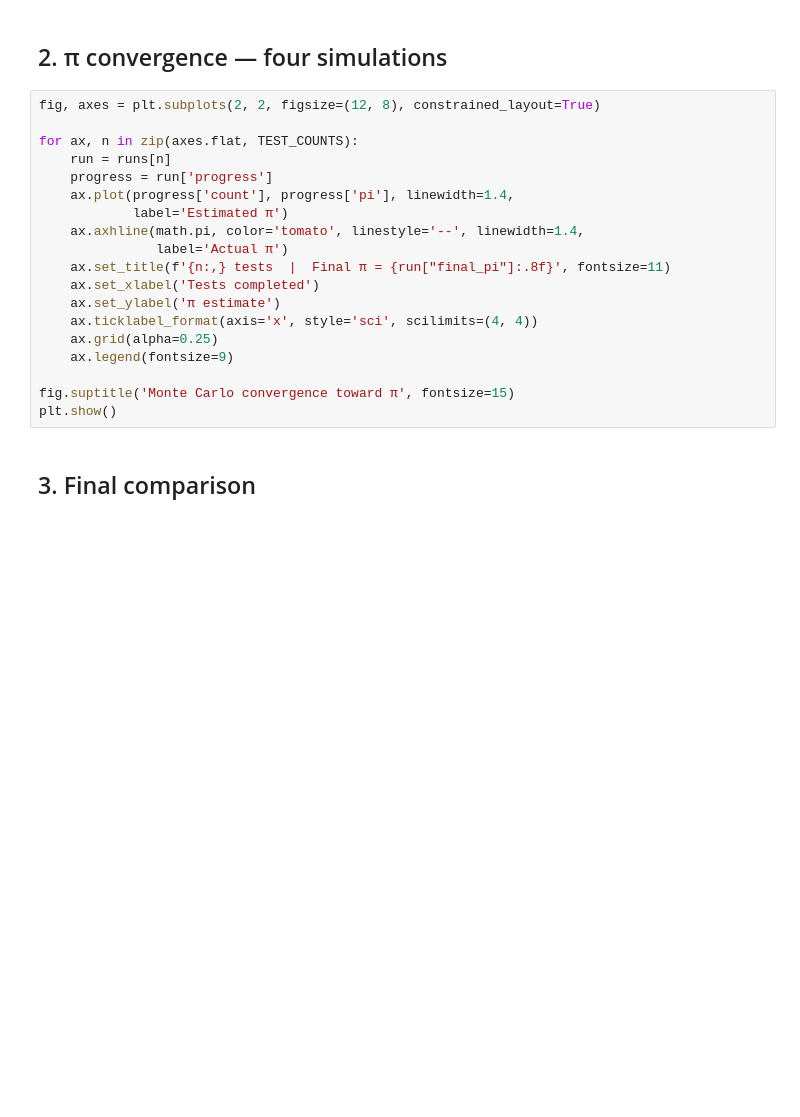
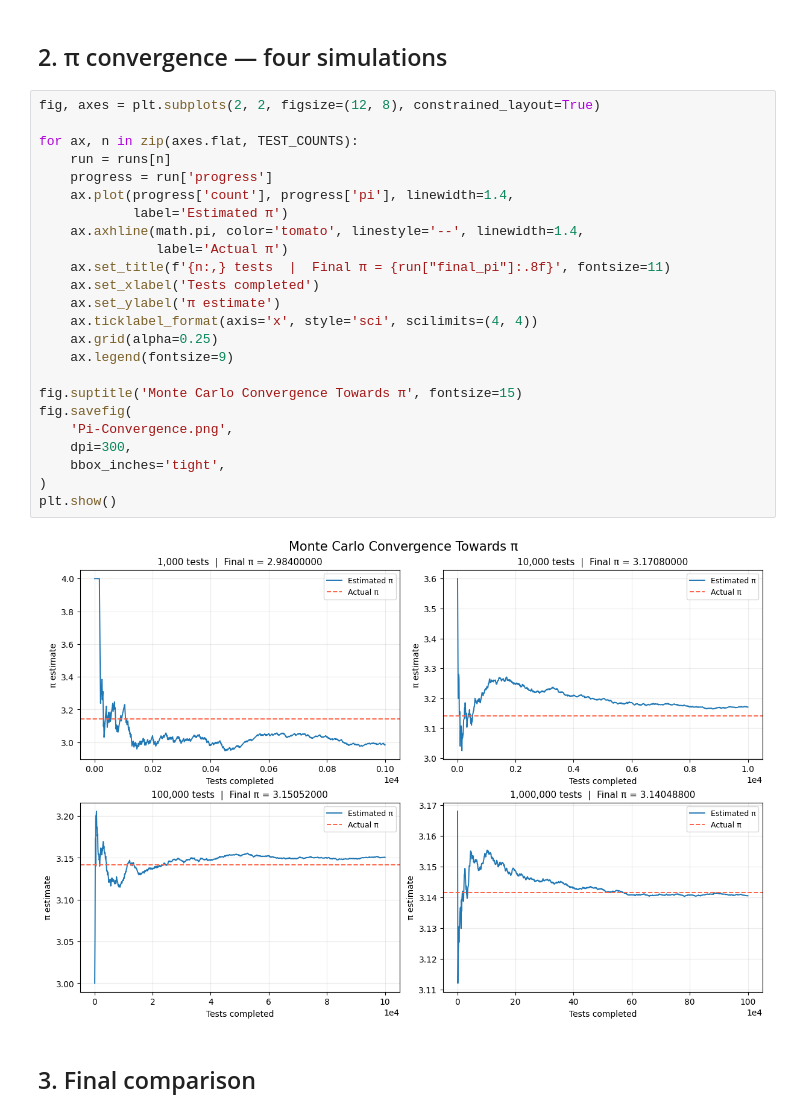
Before and after one commit to richardhoehn/mtsu.csci.6330, a Jupyter notebook: lab_pi_estimator/Pi-Visualizer-Comparison.ipynb, the cells around one changed output. Saved outputs shown, nothing was run; the diff lists cells and outputs as text; blank space fills up the shorter version.

```diff
--- a/lab_pi_estimator/Pi-Visualizer-Comparison.ipynb
+++ b/lab_pi_estimator/Pi-Visualizer-Comparison.ipynb
@@ -72,22 +84,29 @@ plt.show()
 # %%
 fig, axes = plt.subplots(2, 2, figsize=(12, 8), constrained_layout=True)
 
 for ax, n in zip(axes.flat, TEST_COUNTS):
     run = runs[n]
     progress = run['progress']
     ax.plot(progress['count'], progress['pi'], linewidth=1.4,
             label='Estimated π')
     ax.axhline(math.pi, color='tomato', linestyle='--', linewidth=1.4,
                label='Actual π')
     ax.set_title(f'{n:,} tests  |  Final π = {run["final_pi"]:.8f}', fontsize=11)
     ax.set_xlabel('Tests completed')
     ax.set_ylabel('π estimate')
     ax.ticklabel_format(axis='x', style='sci', scilimits=(4, 4))
     ax.grid(alpha=0.25)
     ax.legend(fontsize=9)
 
-fig.suptitle('Monte Carlo convergence toward π', fontsize=15)
+fig.suptitle('Monte Carlo Convergence Towards π', fontsize=15)
+fig.savefig(
+    'Pi-Convergence.png',
+    dpi=300,
+    bbox_inches='tight',
+)
 plt.show()
+# %% [output]
+[figure, added]
 # %% [markdown]
 ## 3. Final comparison
 # %%
```
Also changed, not shown: parts of 3 cells of this notebook, 15 other files.
